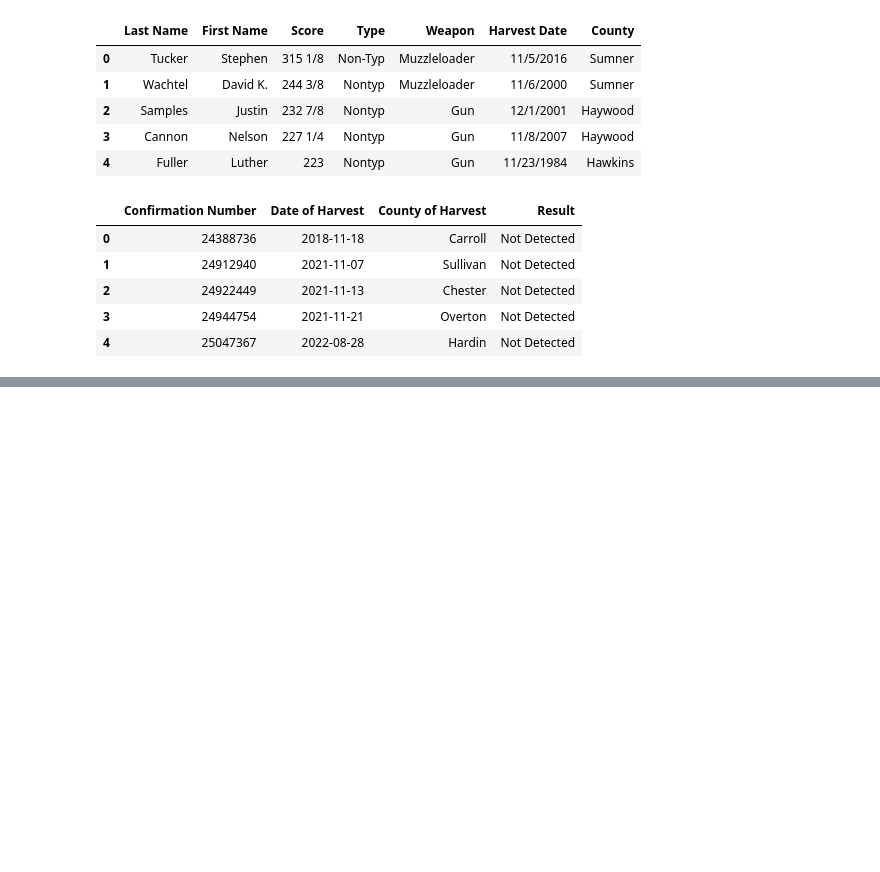
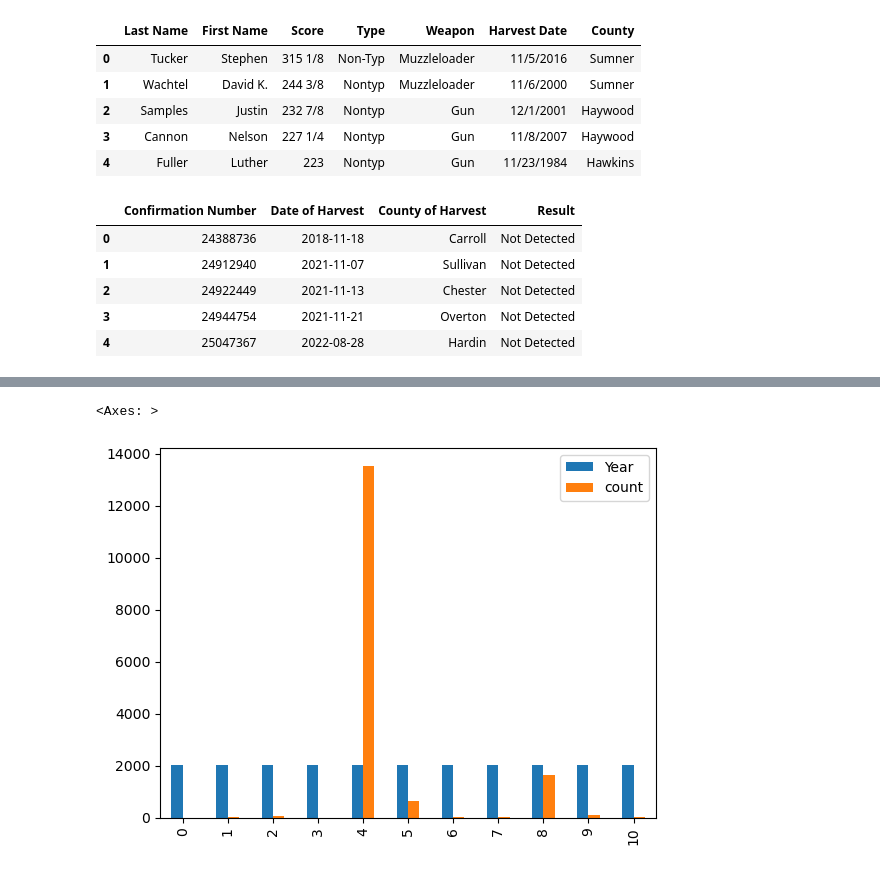
Before and after one commit to McNuttJ/Tennessee-Deer-Herd-Analysis-Capstone, a Jupyter notebook: tennessee_deer_herd_analysis.ipynb, the cells around one changed output, grey strips where cells are left out. Saved outputs shown, nothing was run; the diff lists cells and outputs as text; code cells hidden in the pictures; blank space fills up the shorter version.

```diff
--- a/tennessee_deer_herd_analysis.ipynb
+++ b/tennessee_deer_herd_analysis.ipynb
@@ -408,0 +481,5 @@ ValueError: Incompatible indexer with Series
+# %%
+cwd_count_by_year.plot.bar()
+# %% [output]
+<Axes: >
+[figure, added]
```
Also changed, not shown: parts of 53 cells of this notebook.
